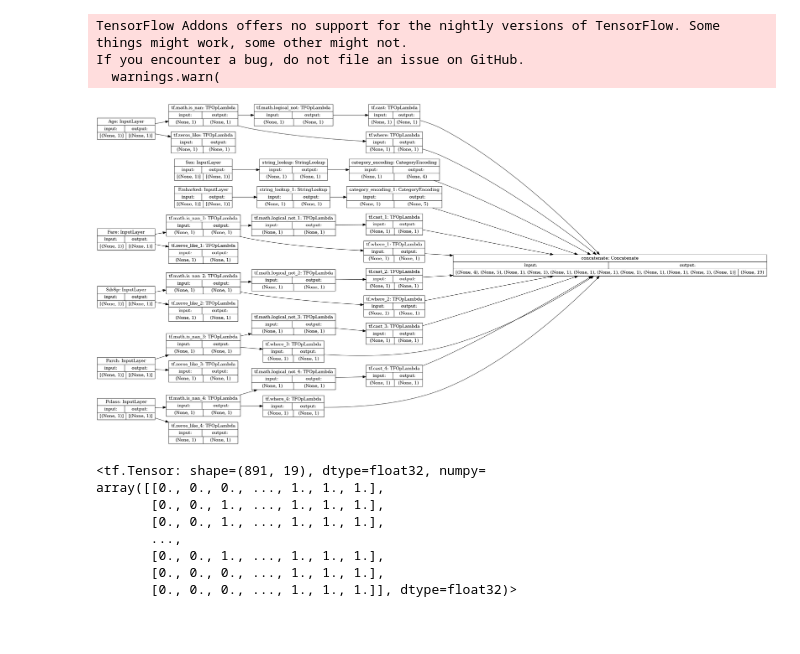
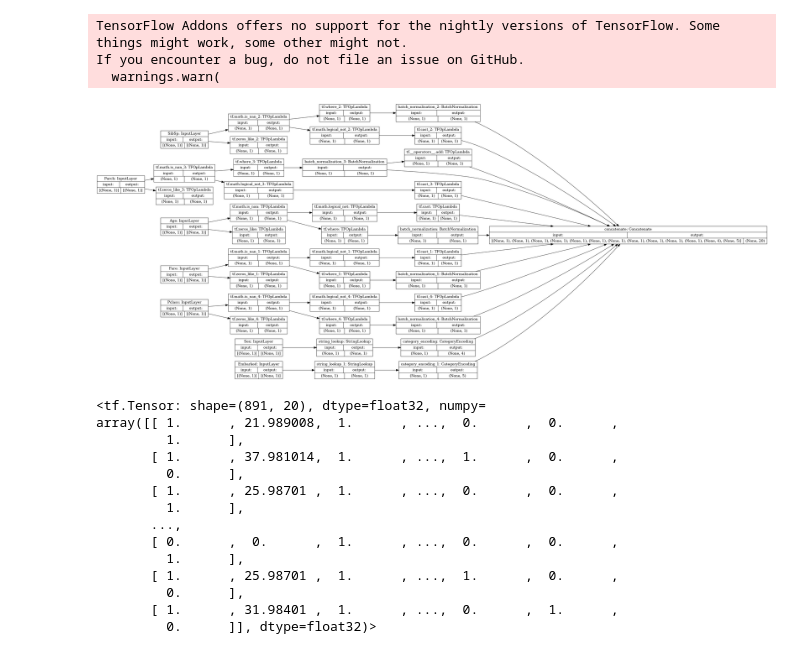
Before and after one commit to crutcher/smot, a Jupyter notebook: smot/problems/kaggle/titanic/notebook.ipynb, the cells around one changed output. Drawn from its saved outputs; the diff is of its cells as text; code cells hidden in the pictures; blank space fills up the shorter version.

Commit message:
0.79 titanic

```diff
--- a/smot/problems/kaggle/titanic/notebook.ipynb
+++ b/smot/problems/kaggle/titanic/notebook.ipynb
@@ -25,20 +26,17 @@ If you encounter a bug, do not file an issue on GitHub.
 # Cabin: int - the cabin assignment.
 # Embarked: { C, Q, S } - the port of embarkation.
 titanic_train_df = pd.read_csv(kaggle_data.kaggle_data_path("titanic", "train.csv"))
-titanic_test_df = pd.read_csv(kaggle_data.kaggle_data_path("titanic", "train.csv"))
+titanic_test_df = pd.read_csv(kaggle_data.kaggle_data_path("titanic", "test.csv"))
 # %%
 # id, survived, age, class (1-hot), sex (1-hot)
 
 
-def split_titanic_dataset(source: pd.DataFrame) -> Tuple[pd.DataFrame, pd.DataFrame]:
+def extract_titanic_features(
+    source: pd.DataFrame,
+) -> Dict[str, nptyping.NDArray[(Any,)]]:
     """
-    Split a Titanic problem dataset into a (Features DataFrame, Labels DataFrame) tuple.
-
-    :param source: source DataFrame.
-    :return: a (Features DataFrame, Labels DataFrame) tuple.
+    Extract a Titanic problem dataset.
     """
-    labels = source["Survived"]
-
     # Adapt the dataframe values to numpy.
     features = {
         name: np.array(value, np.float32)
@@ -48,11 +46,13 @@ def split_titanic_dataset(source: pd.DataFrame) -> Tuple[pd.DataFrame, pd.DataFr
     features["Sex"] = np.array(source["Sex"], np.str)
     features["Embarked"] = np.array(source["Embarked"], np.str)
 
-    return features, labels
+    return features
 
 
-train_features, train_labels = split_titanic_dataset(titanic_train_df)
-val_features, val_labels = split_titanic_dataset(titanic_test_df)
+train_labels = titanic_train_df["Survived"]
+train_features = extract_titanic_features(titanic_train_df)
+
+test_features = extract_titanic_features(titanic_test_df)
 
 inputs = {
     k: tf.keras.Input(shape=(1,), name=k, dtype=v.dtype)
@@ -61,9 +61,6 @@ inputs = {
 preprocessed_inputs = []
 
 numeric_inputs = {k: v for k, v in inputs.items() if v.dtype == tf.float32}
-
-finite_numeric_inputs = []
-numeric_masks = []
 
 
 def nan_mask(
@@ -78,16 +75,30 @@ def nan_mask(
     :return: a (mask, nanless-value) tuple.
     """
     is_nan = tf.math.is_nan(layer)
+
     finite_input = tf.where(is_nan, tf.zeros_like(layer), layer)
+
+    norm_input = tf.keras.layers.BatchNormalization()(finite_input)
+
     mask = tf.cast(tf.math.logical_not(is_nan), tf.float32)
-    return mask, finite_input
+    return mask, norm_input
 
+
+finite_numeric_inputs = {}
+numeric_masks = {}
 
 for k, v in numeric_inputs.items():
     mask_v, finite_v = nan_mask(v)
 
-    finite_numeric_inputs.append(finite_v)
-    numeric_masks.append(mask_v)
+    preprocessed_inputs.append(mask_v)
+    preprocessed_inputs.append(finite_v)
+
+    finite_numeric_inputs[k] = finite_v
+    numeric_masks[k] = mask_v
+
+accomp_count = finite_numeric_inputs["Parch"] + finite_numeric_inputs["SibSp"]
+preprocessed_inputs.append(accomp_count)
+
 
 gender_vocab = np.unique(train_features["Sex"])
 gender_lookup = tf.keras.layers.experimental.preprocessing.StringLookup(
@@ -102,48 +113,52 @@ preprocessed_inputs.append(gender_input)
 embarked_vocab = np.array(("C", "Q", "S"))
 embarked_lookup = tf.keras.layers.experimental.preprocessing.StringLookup(
     vocabulary=embarked_vocab
 )
 embarked_onehot = tf.keras.layers.experimental.preprocessing.CategoryEncoding(
     max_tokens=embarked_lookup.vocab_size()
 )
 embarked_input = embarked_onehot(embarked_lookup(inputs["Embarked"]))
 preprocessed_inputs.append(embarked_input)
 
 # x = tf.keras.layers.Concatenate()(list(finite_numeric_inputs))
 # norm_layer = tf.keras.layers.experimental.preprocessing.Normalization()
 # norm_layer.adapt(train_features[numeric_inputs.keys()])
 # normalized_numeric_inputs = norm_layer(x)
 
 
 # preprocessed_inputs.append(normalized_numeric_inputs)
-preprocessed_inputs.extend(finite_numeric_inputs)
-preprocessed_inputs.extend(numeric_masks)
 
 preprocessed_inputs_cat = tf.keras.layers.Concatenate()(preprocessed_inputs)
 
 preprocess_model = tf.keras.Model(inputs, preprocessed_inputs_cat)
 
 tf.keras.utils.plot_model(
     preprocess_model,
     to_file="preprocess_model.png",
     rankdir="LR",
     show_shapes=True,
     show_layer_names=True,
 )
 # %% [output]
-[figure, old version]
+[figure, new version]
 # %%
 processed_data = preprocess_model(train_features)
 processed_data
 # %% [output]
-<tf.Tensor: shape=(891, 19), dtype=float32, numpy=
-array([[0., 0., 0., ..., 1., 1., 1.],
-       [0., 0., 1., ..., 1., 1., 1.],
-       [0., 0., 1., ..., 1., 1., 1.],
+<tf.Tensor: shape=(891, 20), dtype=float32, numpy=
+array([[ 1.      , 21.989008,  1.      , ...,  0.      ,  0.      ,
+         1.      ],
+       [ 1.      , 37.981014,  1.      , ...,  1.      ,  0.      ,
+         0.      ],
+       [ 1.      , 25.98701 ,  1.      , ...,  0.      ,  0.      ,
+         1.      ],
        ...,
-       [0., 0., 1., ..., 1., 1., 1.],
-       [0., 0., 0., ..., 1., 1., 1.],
-       [0., 0., 0., ..., 1., 1., 1.]], dtype=float32)>
+       [ 0.      ,  0.      ,  1.      , ...,  0.      ,  0.      ,
+         1.      ],
+       [ 1.      , 25.98701 ,  1.      , ...,  1.      ,  0.      ,
+         0.      ],
+       [ 1.      , 31.98401 ,  1.      , ...,  0.      ,  1.      ,
+         0.      ]], dtype=float32)>
 # %%
 body = tf.keras.Sequential(
     [
```
Also changed, not shown: parts of 4 cells of this notebook, 3 other files.
